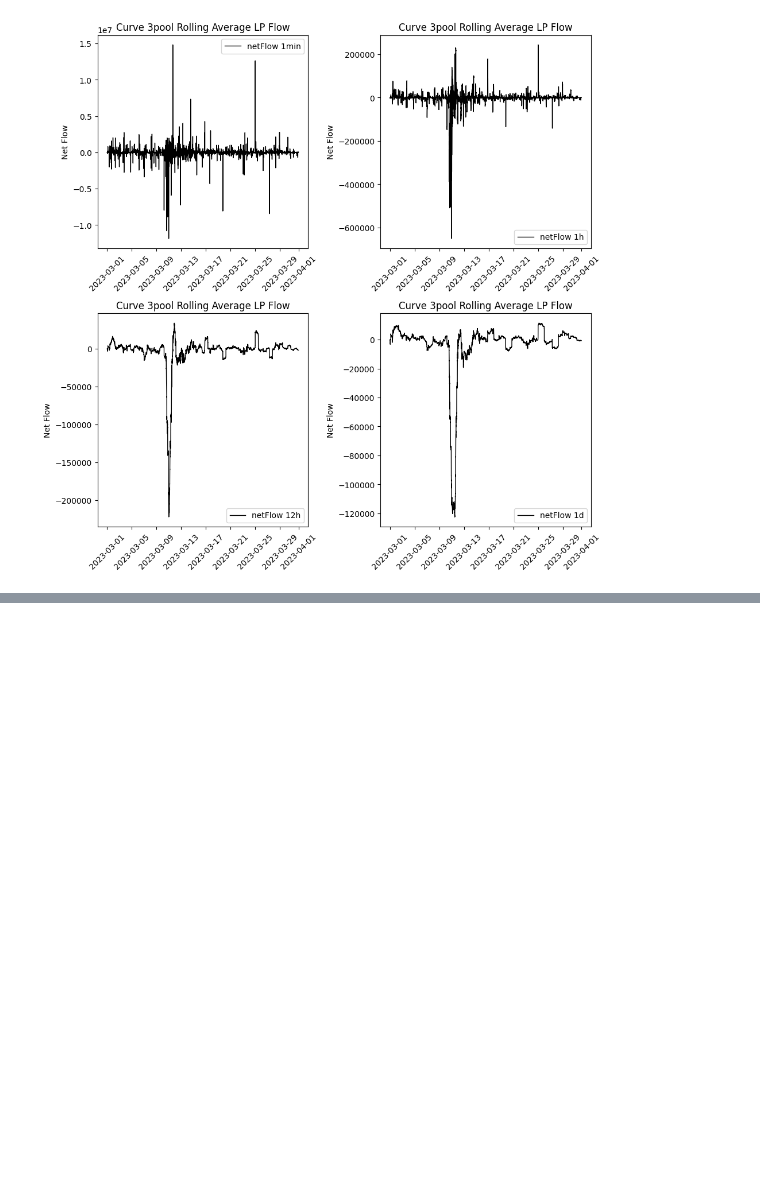
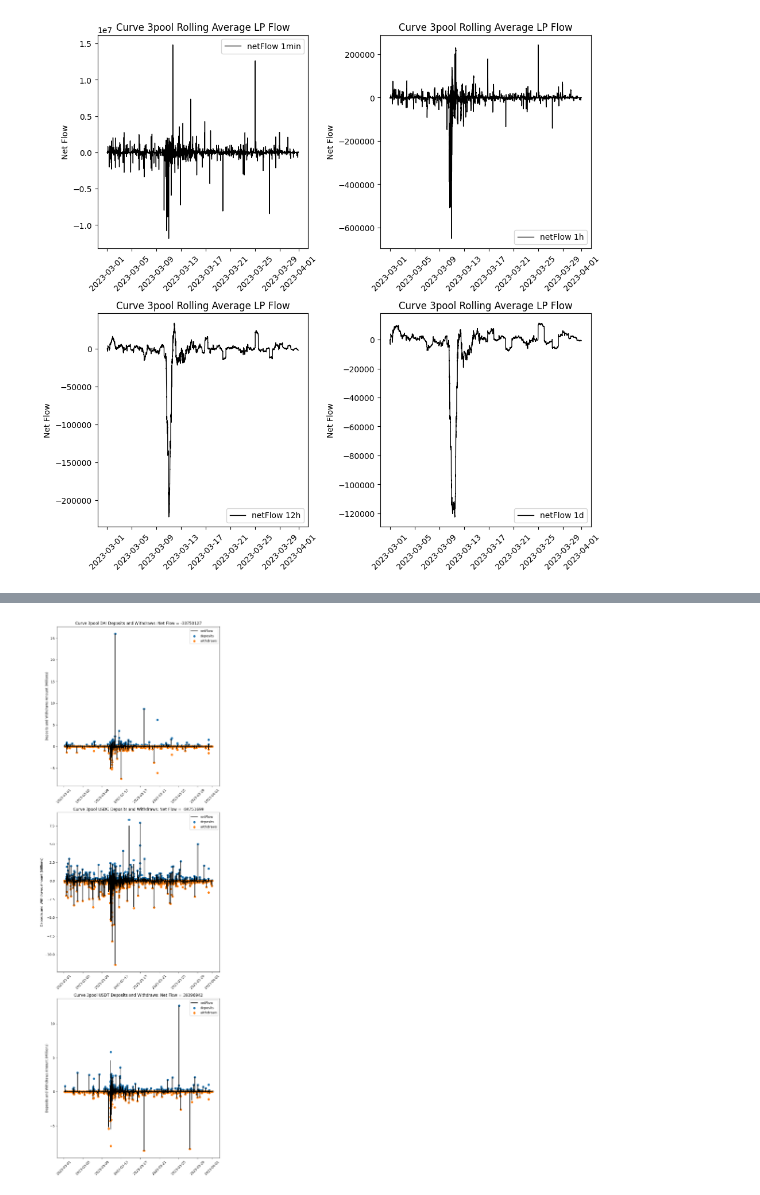
Before and after one commit to xenophonlabs/curve-lp-metrics, a Jupyter notebook: explore.ipynb, the cells around one changed output, grey strips where cells are left out. Cells and saved outputs as stored; diff of their text form; code cells hidden in the pictures; blank space fills up the shorter version.

Commit message:
Query prices, finish querying pool and lp data from cvx

```diff
--- a/explore.ipynb
+++ b/explore.ipynb
@@ -235,6 +235,9 @@ fig.tight_layout()
 # %% [output]
 [figure]
 # %%
+df_deposits = df_lp[df_lp['type']=='deposits']
+df_withdraws = df_lp[df_lp['type']=='withdraws']
+
 tokens = [col.replace('.amount', '') for col in df_withdraws.columns if '.amount' in col]
 freq = '1min'
 
@@ -356,0 +331,3 @@ contract.functions.getRoundData(validRoundId).call()
+# %%
+df_lp_cvx = datafetcher.get_lp_data(pool_name, source='cvx')
+df_lp_cvx
@@ -356,0 +367,34 @@ contract.functions.getRoundData(validRoundId).call()
+# %%
+df_deposits = df_lp_cvx[df_lp_cvx['type']=='deposits']
+df_withdraws = df_lp_cvx[df_lp_cvx['type']=='withdraws']
+
+tokens = [col.replace('.amount', '') for col in df_withdraws.columns if '.amount' in col]
+freq = '1min'
+
+fig, axs = plt.subplots(len(tokens), 1, figsize=(8, 8*len(tokens)))
+
+for i, token in enumerate(tokens):
+    deposits = df_deposits[token+'.amount'].resample(freq).sum()
+    deposits.name = 'deposits'
+    withdraws = -1*df_withdraws[token+'.amount'].resample(freq).sum()
+    withdraws.name = 'withdraws'
+
+    flow = pd.concat([deposits, withdraws], axis=1).fillna(0)
+    flow['netFlow'] = flow['deposits'] + flow['withdraws']
+
+    mask_deposits = flow[flow['deposits'] != 0]
+    mask_withdraws = flow[flow['withdraws'] != 0]
+
+    axs[i].plot(flow.index, flow['netFlow']/1e6, label='netFlow', color='black')
+    axs[i].scatter(mask_deposits.index, mask_deposits['deposits']/1e6, label='deposits')
+    axs[i].scatter(mask_withdraws.index, mask_withdraws['withdraws']/1e6, label='withdraws')
+
+    axs[i].set_ylabel('Deposits and Withdraws Amount (Millions)')
+    axs[i].set_title(f"Curve {pool_name} {token} Deposits and Withdraws: Net Flow = {round(flow['netFlow'].sum())}")
+    axs[i].tick_params(axis='x', rotation=45)
+
+    axs[i].legend()
+
+fig.tight_layout()
+# %% [output]
+[figure, added]
```
Also changed, not shown: parts of 5 cells of this notebook, 4 other files.
